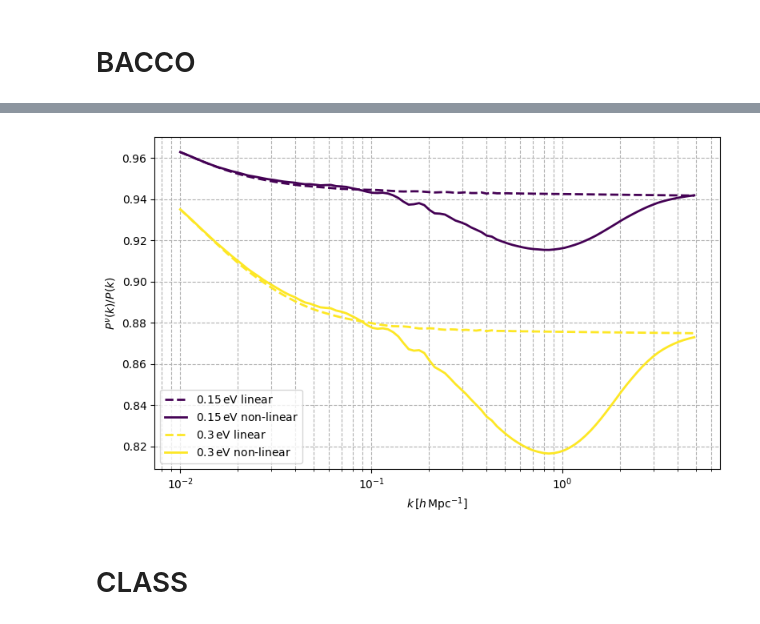
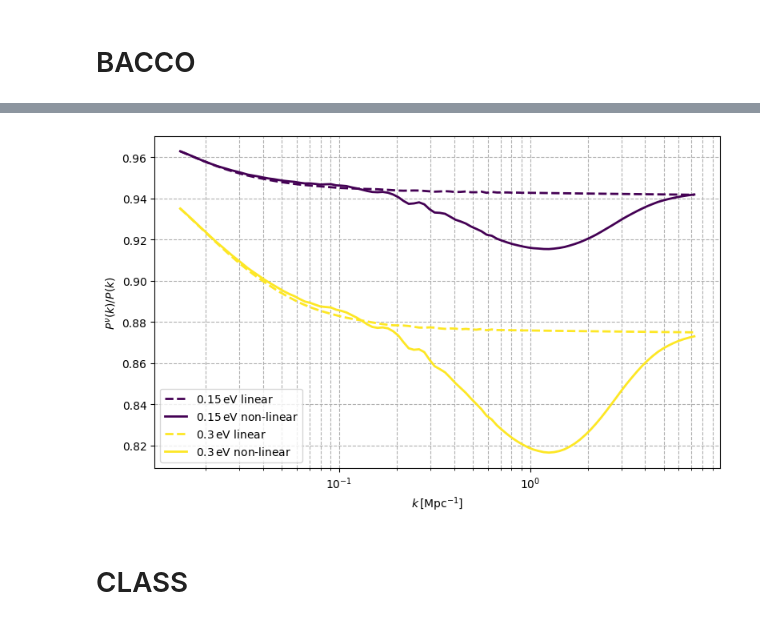
Before and after one commit to Xantyos13/DISCO-DJ, a Jupyter notebook: Neutrinos/Ref_code.ipynb, the cells around one changed output, grey strips where cells are left out. Saved outputs shown, nothing was run; the diff lists cells and outputs as text; code cells hidden in the pictures.

```diff
--- a/Neutrinos/Ref_code.ipynb
+++ b/Neutrinos/Ref_code.ipynb
@@ -130,21 +131,21 @@ for mass, color in zip(masses, colors):
     ratio_nl = pk_nl / pk_nl_ref
 
     results_bacco.append({
-        "k": k_lin,
+        "k": k_lin/0.67742,
         "ratio": ratio_lin,
         "mass": mass,
         "method": "BACCO"
     })
 
     results_bacco_nl.append({
-        "k": k_nl,
+        "k": k_nl/0.67742,
         "ratio": ratio_nl,
         "mass": mass,
         "method": "BACCO_NL"
     })
 
     plt.semilogx(
-        k_lin ,
+        k_lin/0.67742 ,
         ratio_lin,
         '--',
         color=color,
@@ -153,7 +154,7 @@ for mass, color in zip(masses, colors):
     )
 
     plt.semilogx(
-        k_nl ,
+        k_nl/0.67742 ,
         ratio_nl,
         '-',
         color=color,
@@ -161,7 +162,7 @@ for mass, color in zip(masses, colors):
         label=fr'${mass}\,\mathrm{{eV}}$ non-linear'
     )
 
-plt.xlabel(r'$k\,[h\,\mathrm{Mpc}^{-1}]$')
+plt.xlabel(r'$k\,[\mathrm{Mpc}^{-1}]$')
 plt.ylabel(r'$P^\nu(k)/P(k)$')
 
 plt.grid(True, which='both', ls='--')
@@ -190,3 +191,3 @@ Baryonic Emulator for matter powerspectrum Burger et al. (2025) loaded in memory
-[figure, old version]
+[figure, new version]
 # %% [markdown]
 # CLASS
```
Also changed, not shown: parts of 5 cells of this notebook, 14 other files.
